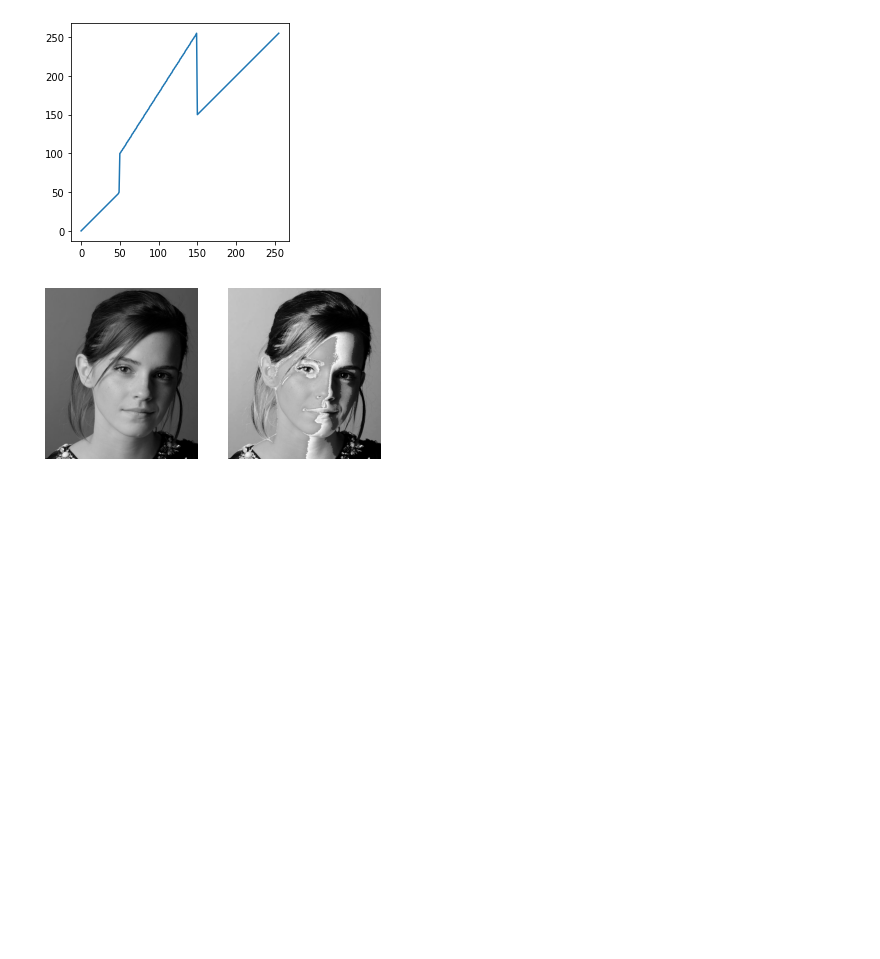
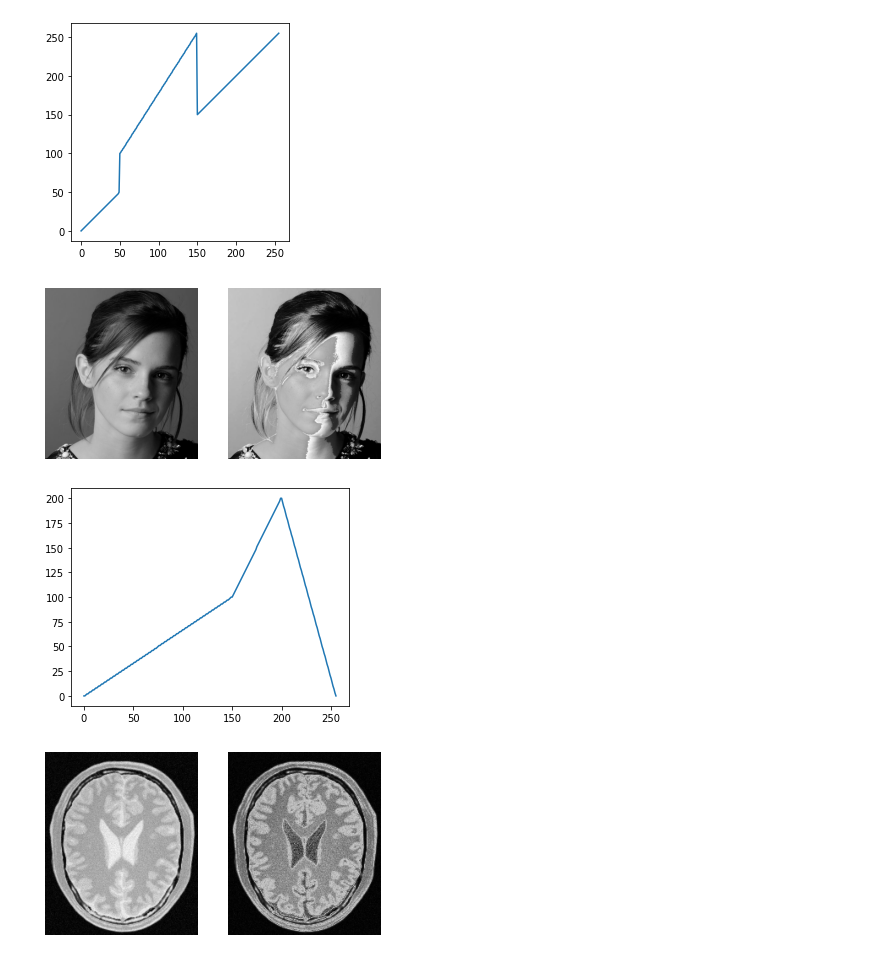
Before and after one commit to Yasara-Hasini/EN2550_Exercises, a Jupyter notebook: Assignment 1/Assignment 1.ipynb, the cells around one changed output. Cells and saved outputs as stored; diff of their text form; code cells hidden in the pictures; blank space fills up the shorter version.

Commit message:
Answer for question 2
Using intensity transformations accentuate white and gray matter.

```diff
--- a/Assignment 1/Assignment 1.ipynb
+++ b/Assignment 1/Assignment 1.ipynb
@@ -35,3 +35,39 @@ cv.destroyAllWindows()
 # %% [output]
 [figure]
 [figure]
+# %%
+#Question 2 (a)
+import numpy as np
+import cv2 as cv
+import matplotlib.pyplot as plt
+
+f = cv.imread("brain_proton_density_slice.png",cv.IMREAD_GRAYSCALE)
+assert f is not None
+
+t1 = np.linspace(0,100,150)
+t2 = np.linspace(100,200,50)
+t3 = np.linspace(200,0,56)
+
+t = np.concatenate((t1,t2,t3),axis=0).astype(np.uint8)
+
+fig,ax= plt.subplots()
+ax.plot(t)
+ax.set_aspect('equal')
+assert len(t)==256
+g = cv.LUT(f,t)
+
+fig, ax = plt.subplots(1,2)
+
+cv.namedWindow("Image", cv.WINDOW_AUTOSIZE)
+cv.imshow("Image",f)
+cv.waitKey(0)
+ax[0].imshow(cv.cvtColor(f,cv.COLOR_BGR2RGB))
+ax[0].axis('off')
+cv.imshow("Image",g)
+cv.waitKey(0)
+ax[1].imshow(cv.cvtColor(g,cv.COLOR_BGR2RGB))
+ax[1].axis('off')
+cv.destroyAllWindows()
+# %% [output]
+[figure, added]
+[figure, added]
```
Also changed, not shown: parts of 1 cell of this notebook.
